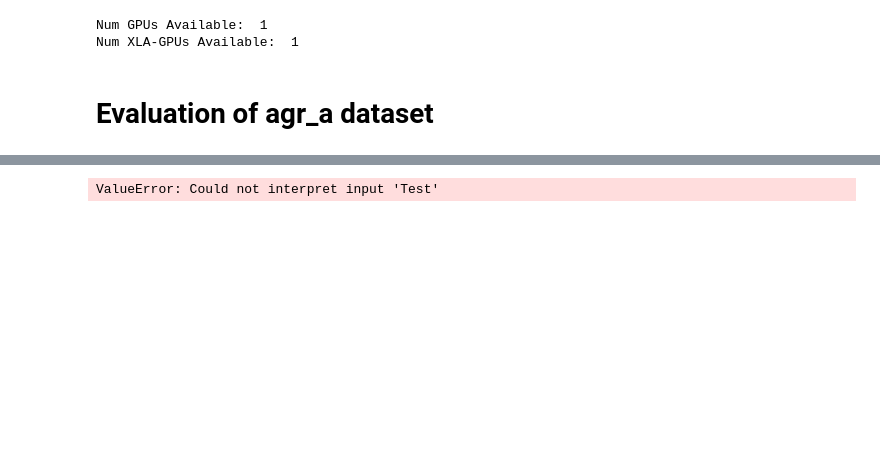
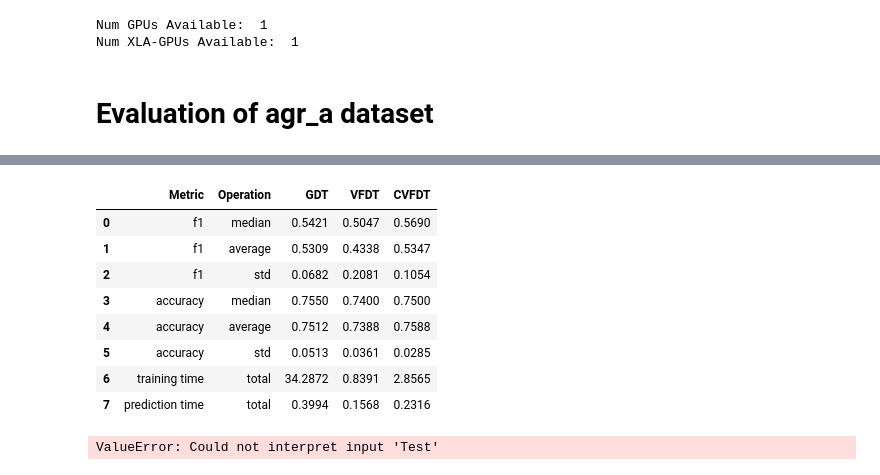
Before and after one commit to Leon209/Thesis, a Jupyter notebook: notebooks/agr_a_Evaluation.ipynb, the cells around one changed output, grey strips where cells are left out. Saved outputs shown, nothing was run; the diff lists cells and outputs as text; code cells hidden in the pictures; blank space fills up the shorter version.

```diff
--- a/notebooks/agr_a_Evaluation.ipynb
+++ b/notebooks/agr_a_Evaluation.ipynb
@@ -582,2 +592,14 @@ results
+# %%
+results
+# %% [output]
+|  | Metric | Operation | GDT | VFDT | CVFDT |
+| 0 | f1 | median | 0.5421 | 0.5047 | 0.5690 |
+| 1 | f1 | average | 0.5309 | 0.4338 | 0.5347 |
+| 2 | f1 | std | 0.0682 | 0.2081 | 0.1054 |
+| 3 | accuracy | median | 0.7550 | 0.7400 | 0.7500 |
+| 4 | accuracy | average | 0.7512 | 0.7388 | 0.7588 |
+| 5 | accuracy | std | 0.0513 | 0.0361 | 0.0285 |
+| 6 | training time | total | 34.2872 | 0.8391 | 2.8565 |
+| 7 | prediction time | total | 0.3994 | 0.1568 | 0.2316 |
 # %%
 VFDT_Hyperparamas = str(VFDT_classifier.get_info())
```
Also changed, not shown: parts of 11 cells of this notebook, 48 other files.
